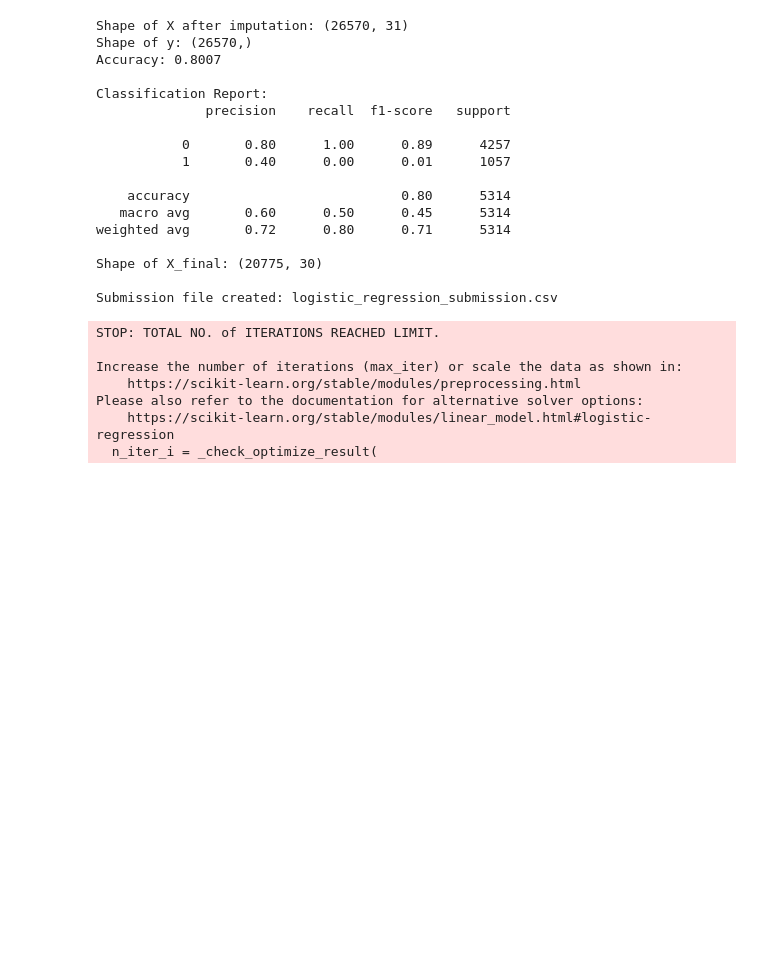
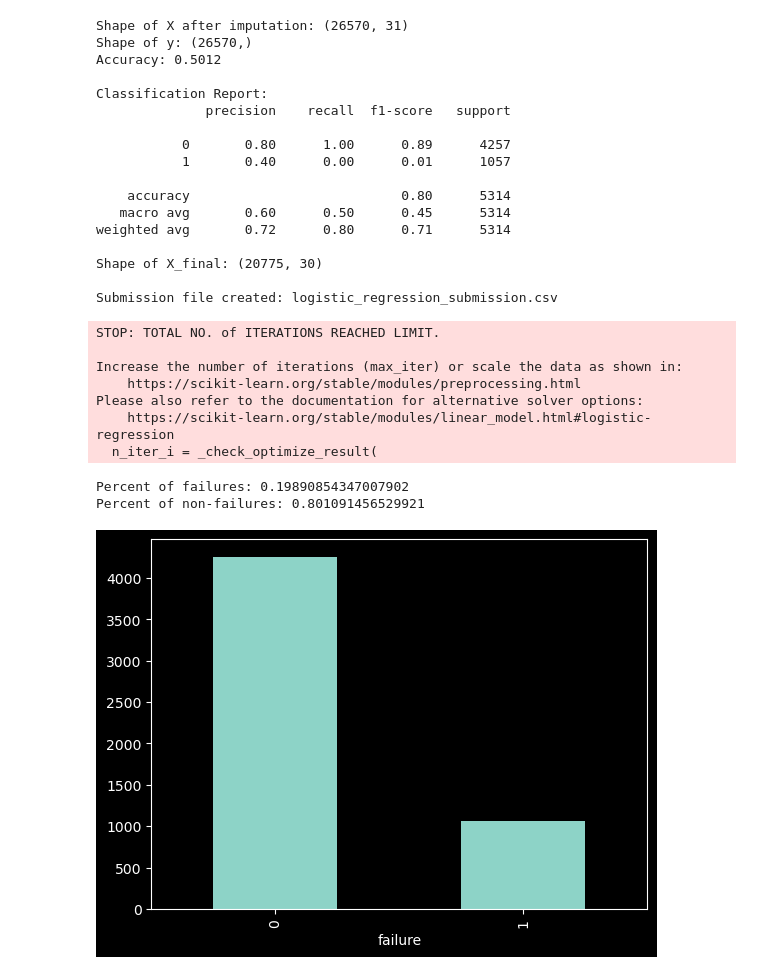
Before and after one commit to ZachParent/mai-pre-work, a Jupyter notebook: challenge-feature-eng/tabular_playground_series_aug_2022_starter.ipynb, the cells around one changed output. Drawn from its saved outputs; the diff is of its cells as text; code cells hidden in the pictures; blank space fills up the shorter version.

```diff
--- a/challenge-feature-eng/tabular_playground_series_aug_2022_starter.ipynb
+++ b/challenge-feature-eng/tabular_playground_series_aug_2022_starter.ipynb
@@ -7,13 +20,6 @@ import seaborn as sns
 train_df = pd.read_csv('kaggle-tabular-playground-series-aug-2022/train.csv')
 test_df = pd.read_csv('kaggle-tabular-playground-series-aug-2022/test.csv')
 # %%
-from sklearn.model_selection import train_test_split
-from sklearn.linear_model import LogisticRegression
-from sklearn.preprocessing import StandardScaler
-from sklearn.metrics import accuracy_score, classification_report
-from sklearn.impute import SimpleImputer
-
-
 # Prepare the data
 X = train_df.drop(['id', 'failure'], axis=1)
 y = train_df['failure']
@@ -47,7 +53,7 @@ model.fit(X_train, y_train)
 y_pred = model.predict(X_test)
 
 # Score the model
-accuracy = accuracy_score(y_test, y_pred)
+accuracy = roc_auc_score(y_test, y_pred)
 print(f"Accuracy: {accuracy:.4f}")
 
 # Print classification report
@@ -86,7 +92,7 @@ print("\nSubmission file created: logistic_regression_submission.csv")
 # %% [output]
 Shape of X after imputation: (26570, 31)
 Shape of y: (26570,)
-Accuracy: 0.8007
+Accuracy: 0.5012
 
 Classification Report:
               precision    recall  f1-score   support
@@ -108,3 +114,13 @@ Increase the number of iterations (max_iter) or scale the data as shown in:
 Please also refer to the documentation for alternative solver options:
     https://scikit-learn.org/stable/modules/linear_model.html#logistic-regression
   n_iter_i = _check_optimize_result(
+# %%
+y_test.value_counts().plot.bar()
+y_test.value_counts()
+
+print(f"Percent of failures: {y_test.value_counts()[1] / y_test.value_counts().sum()}")
+print(f"Percent of non-failures: {y_test.value_counts()[0] / y_test.value_counts().sum()}")
+# %% [output]
+Percent of failures: 0.19890854347007902
+Percent of non-failures: 0.801091456529921
+[figure, added]
```
Also changed, not shown: parts of 12 cells of this notebook, 1 other file.
